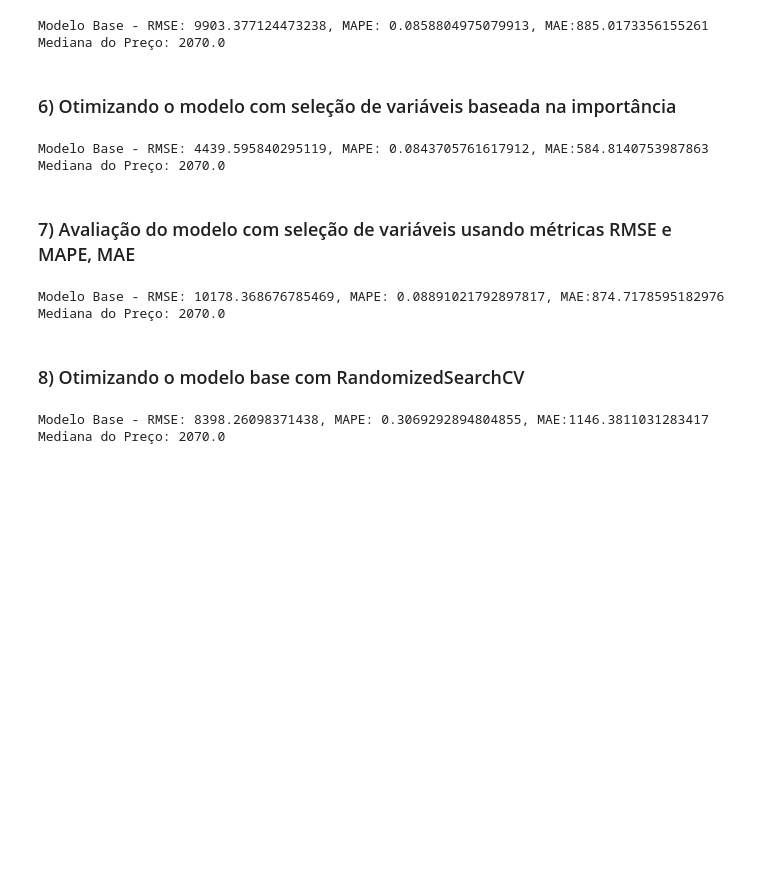
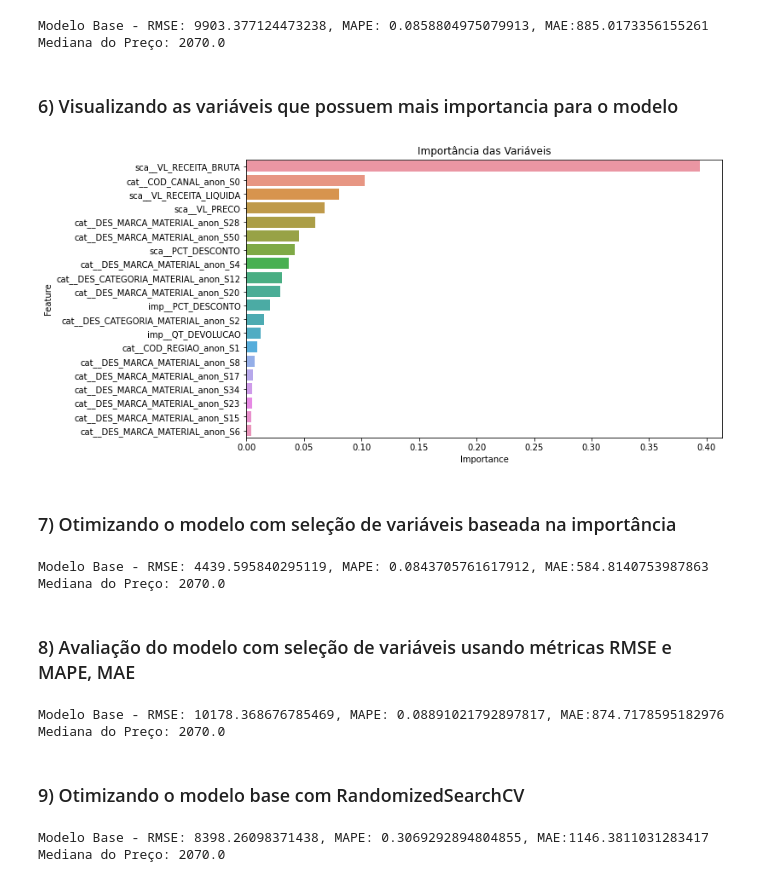
Before and after one commit to leoplima/desafio_cadastra, a Jupyter notebook: desafio_cadastra_modelagem.ipynb, the cells around one changed output. Cells and saved outputs as stored; diff of their text form; code cells hidden in the pictures; blank space fills up the shorter version.

```diff
--- a/desafio_cadastra_modelagem.ipynb
+++ b/desafio_cadastra_modelagem.ipynb
@@ -138,8 +139,33 @@ print(f"Mediana do Preço: {df['QT_VENDA_BRUTO'].median()}")
 # %% [output]
 Modelo Base - RMSE: 9903.377124473238, MAPE: 0.0858804975079913, MAE:885.0173356155261
 Mediana do Preço: 2070.0
+# %% [markdown]
+### 6) Visualizando as variáveis que possuem mais importancia para o modelo
+# %%
+# Extraindo as importâncias das variáveis
+model = pipeline_base.named_steps['model']
+
+importances = model.feature_importances_
+
+feature_names = pipeline_base.named_steps['preprocessor'].get_feature_names_out()
+
+feature_importance_df = pd.DataFrame({
+    'Feature': feature_names,
+    'Importance': importances
+})
+
+# Ordenando as features pela importância
+feature_importance_df = feature_importance_df.sort_values(by='Importance', ascending=False)
+
+# Plotar as importâncias das variáveis
+plt.figure(figsize=(10, 6))
+sns.barplot(x='Importance', y='Feature', data=feature_importance_df.head(20))  # Mostrar as 20 mais importantes
+plt.title('Importância das Variáveis')
+plt.show()
+# %% [output]
+[figure, added]
 # %% [markdown]
-### 6) Otimizando o modelo com seleção de variáveis baseada na importância
+### 7) Otimizando o modelo com seleção de variáveis baseada na importância
 # %%
 # Treinar o modelo base
 pipeline_base_selection = Pipeline(steps=[
@@ -163,7 +189,7 @@ print(f"Mediana do Preço: {df['QT_VENDA_BRUTO'].median()}")
 Modelo Base - RMSE: 4439.595840295119, MAPE: 0.0843705761617912, MAE:584.8140753987863
 Mediana do Preço: 2070.0
 # %% [markdown]
-### 7) Avaliação do modelo com seleção de variáveis usando métricas RMSE e MAPE, MAE
+### 8) Avaliação do modelo com seleção de variáveis usando métricas RMSE e MAPE, MAE
 # %%
 # Previsões do modelo base
 y_pred_base_selection = pipeline_base_selection.predict(X_test)
@@ -178,7 +204,7 @@ print(f"Mediana do Preço: {df['QT_VENDA_BRUTO'].median()}")
 Modelo Base - RMSE: 10178.368676785469, MAPE: 0.08891021792897817, MAE:874.7178595182976
 Mediana do Preço: 2070.0
 # %% [markdown]
-### 8) Otimizando o modelo base com RandomizedSearchCV
+### 9) Otimizando o modelo base com RandomizedSearchCV
 # %%
 # Treinar o modelo otimizado com RandomizedSearchCV
 pipeline_optimized = Pipeline(steps=[
```
Also changed, not shown: parts of 4 cells of this notebook.
